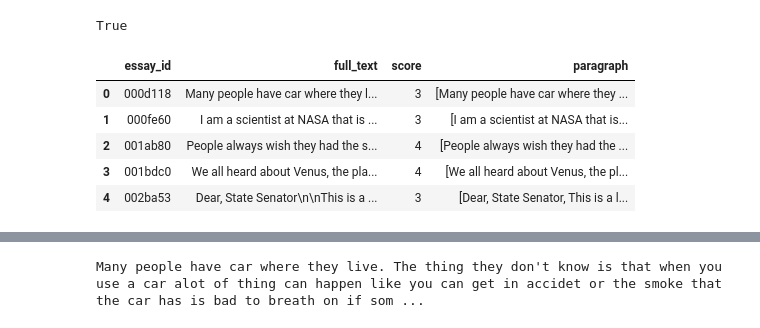
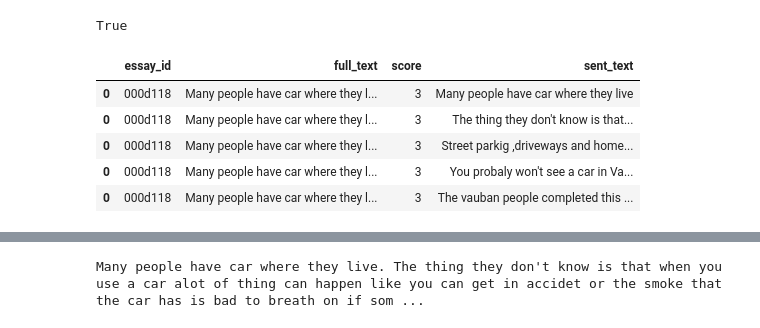
Before and after one commit to JD-DS/Learning-Agency-Lab---Automated-Essay-Scoring-2.0, a Jupyter notebook: clean-text-data.ipynb, the cells around one changed output, grey strips where cells are left out. Drawn from its saved outputs; the diff is of its cells as text; code cells hidden in the pictures.

```diff
--- a/clean-text-data.ipynb
+++ b/clean-text-data.ipynb
@@ -460,20 +484,22 @@ def clean_text(df, col_name = 'full_text'):
 
     return df
 # %%
-# def paragraph_text(df, col = 'full_text'):
+def paragraph_text(df, col = 'full_text'):
 
-#     df['paragraph'] = df[col].str.split('\n\n')
+    df['sent_text'] = df[col].str.split('.')
 
-#     return df
+    return df
 
 
-# train = paragraph_text(train)
+train = paragraph_text(train)
 
-# train.head()
+train = train.explode('sent_text')
+
+train.head()
 # %% [output]
-|  | essay_id | full_text | score | paragraph |
-| 0 | 000d118 | Many people have car where they l... | 3 | [Many people have car where they ... |
-| 1 | 000fe60 | I am a scientist at NASA that is ... | 3 | [I am a scientist at NASA that is... |
-| 2 | 001ab80 | People always wish they had the s... | 4 | [People always wish they had the ... |
-| 3 | 001bdc0 | We all heard about Venus, the pla... | 4 | [We all heard about Venus, the pl... |
-| 4 | 002ba53 | Dear, State Senator\n\nThis is a ... | 3 | [Dear, State Senator, This is a l... |
+|  | essay_id | full_text | score | sent_text |
+| 0 | 000d118 | Many people have car where they l... | 3 | Many people have car where they live |
+| 0 | 000d118 | Many people have car where they l... | 3 | The thing they don't know is that... |
+| 0 | 000d118 | Many people have car where they l... | 3 | Street parkig ,driveways and home... |
+| 0 | 000d118 | Many people have car where they l... | 3 | You probaly won't see a car in Va... |
+| 0 | 000d118 | Many people have car where they l... | 3 | The vauban people completed this ... |
```
Also changed, not shown: parts of 16 cells of this notebook, 1 other file.
